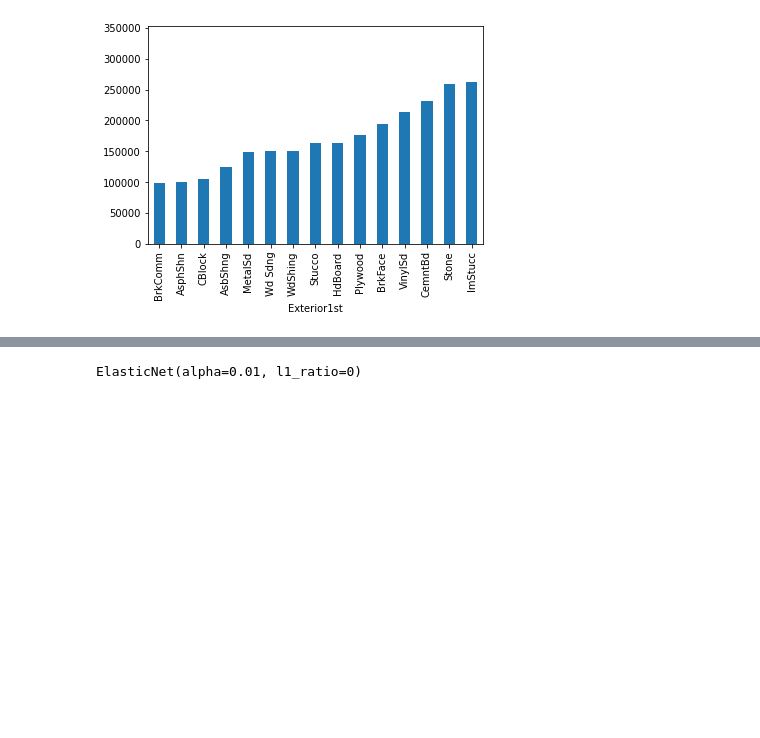
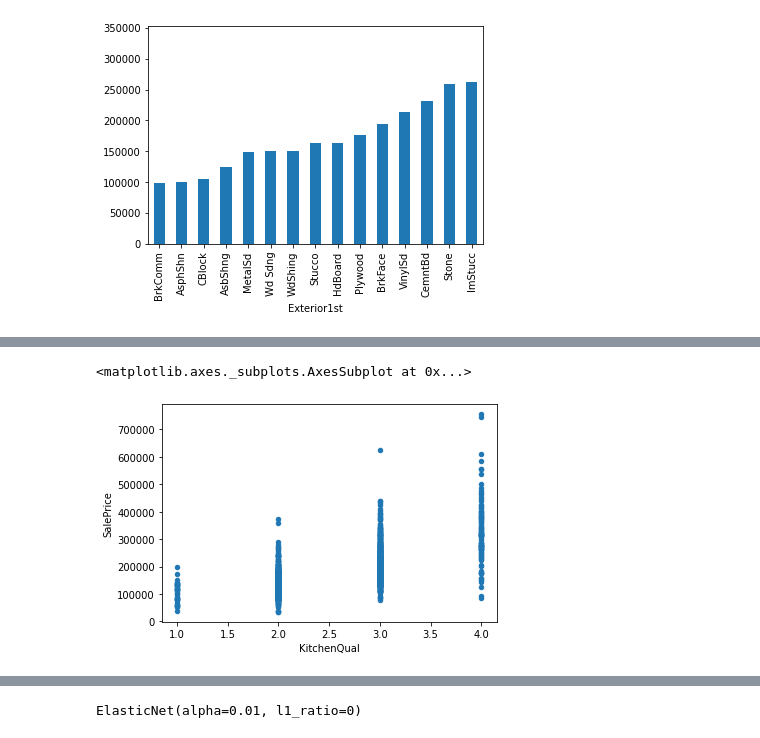
Before and after one commit to sherry-tang-97/house_price_prediction, a Jupyter notebook: house.ipynb, the cells around one changed output, grey strips where cells are left out. Saved outputs shown, nothing was run; the diff lists cells and outputs as text; code cells hidden in the pictures; blank space fills up the shorter version.

```diff
--- a/house.ipynb
+++ b/house.ipynb
@@ -257,0 +306,5 @@ test1x=test1.loc[:, test1.columns!='SalePrice']
+# %%
+train1.plot.scatter(x='KitchenQual', y='SalePrice')
+# %% [output]
+<matplotlib.axes._subplots.AxesSubplot at 0x...>
+[figure, added]
```
Also changed, not shown: parts of 110 cells of this notebook.
